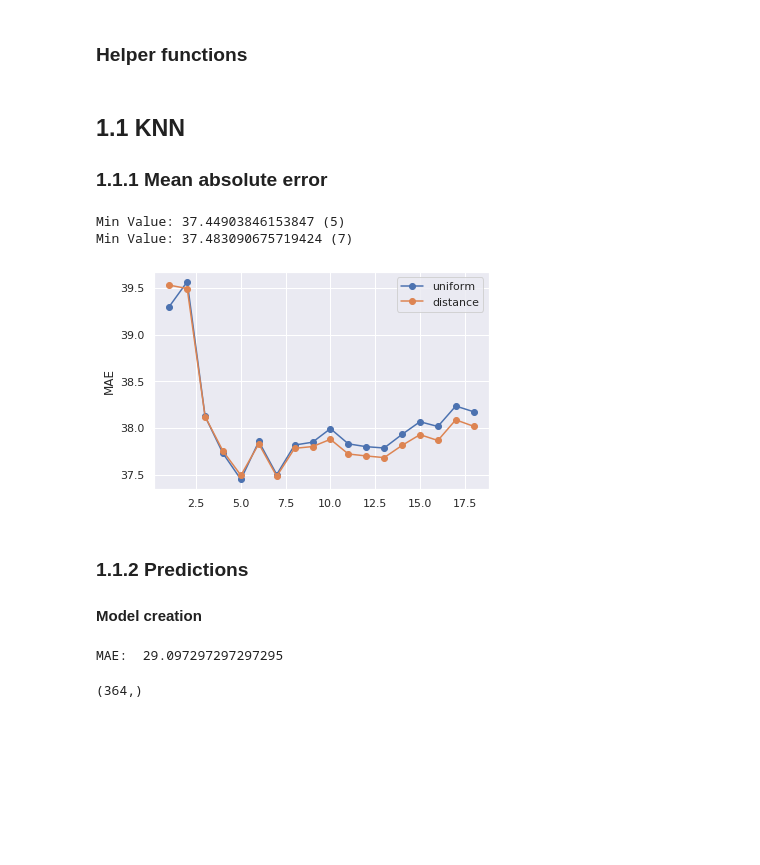
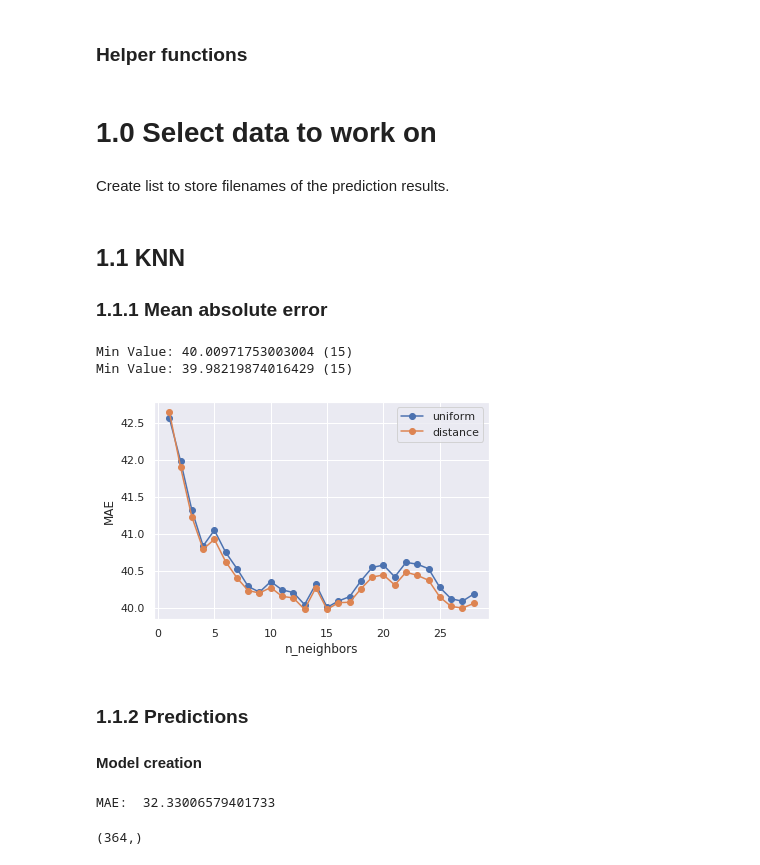
Before and after one commit to GummyBearStudioTeam/ESI_MLTechniques, a Jupyter notebook: Milestone2_Supervised.ipynb, the cells around one changed output. Drawn from its saved outputs; the diff is of its cells as text; code cells hidden in the pictures; blank space fills up the shorter version.

Commit message:
Added dataset selection options

```diff
--- a/Milestone2_Supervised.ipynb
+++ b/Milestone2_Supervised.ipynb
@@ -124,2 +120,4 @@ X_pca.shape
+# %%
+GROUP_SUBSET = True
 # %%
 #features = ['ndvi_ne', 'ndvi_nw', 'ndvi_se', 'ndvi_sw', 'precipitation_amt_mm', 'reanalysis_precip_amt_kg_per_m2', 'reanalysis_specific_humidity_g_per_kg']
@@ -126,0 +125,13 @@ X = pd.DataFrame(X, index=df.index, columns=all_features)
+# %%
+X_sj = X.loc['sj'].copy()
+X_iq = X.loc['iq'].copy()
+
+y_sj = y.loc['sj'].copy()
+y_iq = y.loc['iq'].copy()
+
+if GROUP_SUBSET:
+    X_sj = X_sj[X_sj.index.get_level_values(0) >= 1992]
+    X_sj = X_sj[X_sj.index.get_level_values(0) <= 1998]
+
+    y_sj = y_sj[y_sj.index.get_level_values(0) >= 1992]
+    y_sj = y_sj[y_sj.index.get_level_values(0) <= 1998]
@@ -195,12 +226,20 @@ def generate_plot(X, y, regressor, param_name, to=30, n_split=10):
     plt.plot(range(1, len(mae)+1), mae, marker='o',
            label=label)
     print ('Min Value: {} ({})'.format(min(mae), np.argmin(mae) + 1))
+    plt.xlabel(param_name)
     plt.ylabel('MAE')
     plt.legend()
 
-def save_results(y_pred, name):
+def save_results(y_pred, name, index):
     res = np.rint(y_pred) # round
     res = res.astype(int) # cast to int
-    aux = pd.DataFrame(res, index=pd.MultiIndex.from_arrays(record_names.values.T), columns=['predicition'])
-    aux.to_csv(name)
+    aux = pd.DataFrame(np.vstack((*np.array(index.values.tolist()).T, res)).T, columns=list(index.names)+['total_cases'])
+    aux.to_csv(name, index=False)
     return name
+# %% [markdown]
+# 1.0 Select data to work on
+# %%
+X = X_sj
+y = y_sj
+# %% [markdown]
+Create list to store filenames of the prediction results.
@@ -211,12 +252,12 @@ def save_results(y_pred, name):
 # %%
 for weights in ['uniform', 'distance']:
     knn = neighbors.KNeighborsRegressor(weights=weights)
-    generate_plot(X, y, knn, 'n_neighbors', 20, 30)
+    generate_plot(X, y, knn, 'n_neighbors', 30, 10)
 plt.show()
 # %% [output]
-Min Value: 37.44903846153847 (5)
-Min Value: 37.483090675719424 (7)
+Min Value: 40.00971753003004 (15)
+Min Value: 39.98219874016429 (15)
-[figure, old version]
+[figure, new version]
 # %% [markdown]
 ### 1.1.2 Predictions
 
@@ -226,11 +265,11 @@ result_files = []
 # %%
-n_neighbors = 5
-weights = 'uniform'
+n_neighbors = 27
+weights = 'distance'
 knn = KNeighborsRegressor(n_neighbors=n_neighbors, weights=weights)
 
 print('MAE: ', fit_regressor(knn, X, y))
 # %% [output]
-MAE:  29.097297297297295
+MAE:  32.33006579401733
 # %%
 y_pred = get_predictions(knn, X)
 y_pred.shape
```
Also changed, not shown: parts of 51 cells of this notebook, 3 other files.
